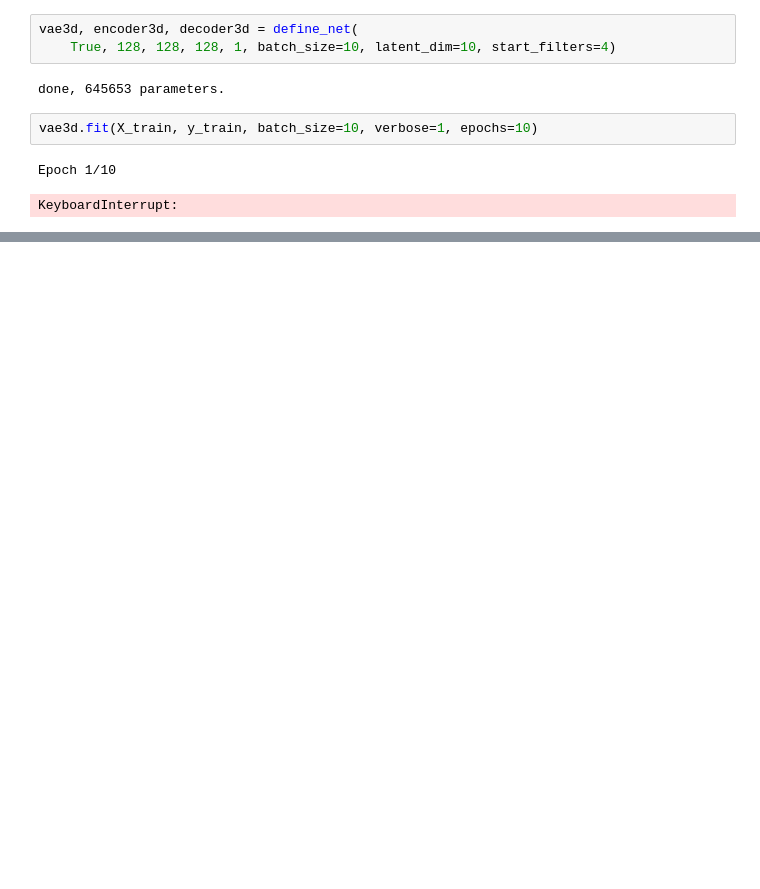
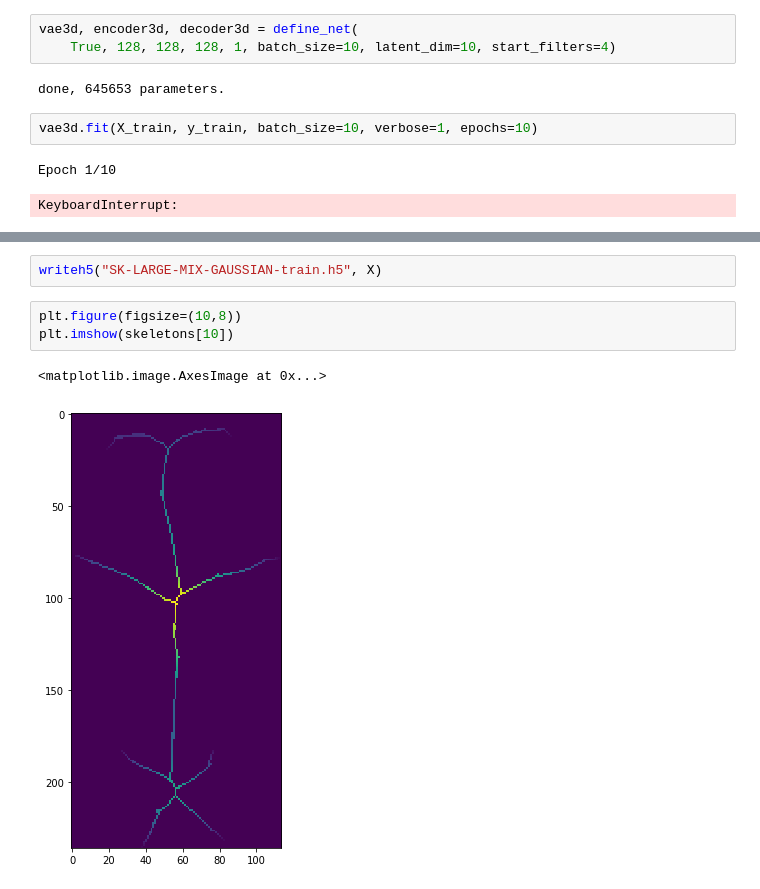
Before and after one commit to JinZhaoHong/Connectomics, a Jupyter notebook: B-Spline Fitting.ipynb, the cells around one changed output, grey strips where cells are left out. Saved outputs shown, nothing was run; the diff lists cells and outputs as text; blank space fills up the shorter version.

```diff
--- a/B-Spline Fitting.ipynb
+++ b/B-Spline Fitting.ipynb
@@ -656,0 +774,8 @@ KeyboardInterrupt:
+# %%
+writeh5("SK-LARGE-MIX-GAUSSIAN-train.h5", X)
+# %%
+plt.figure(figsize=(10,8))
+plt.imshow(skeletons[10])
+# %% [output]
+<matplotlib.image.AxesImage at 0x...>
+[figure, added]
```
Also changed, not shown: parts of 16 cells of this notebook.
